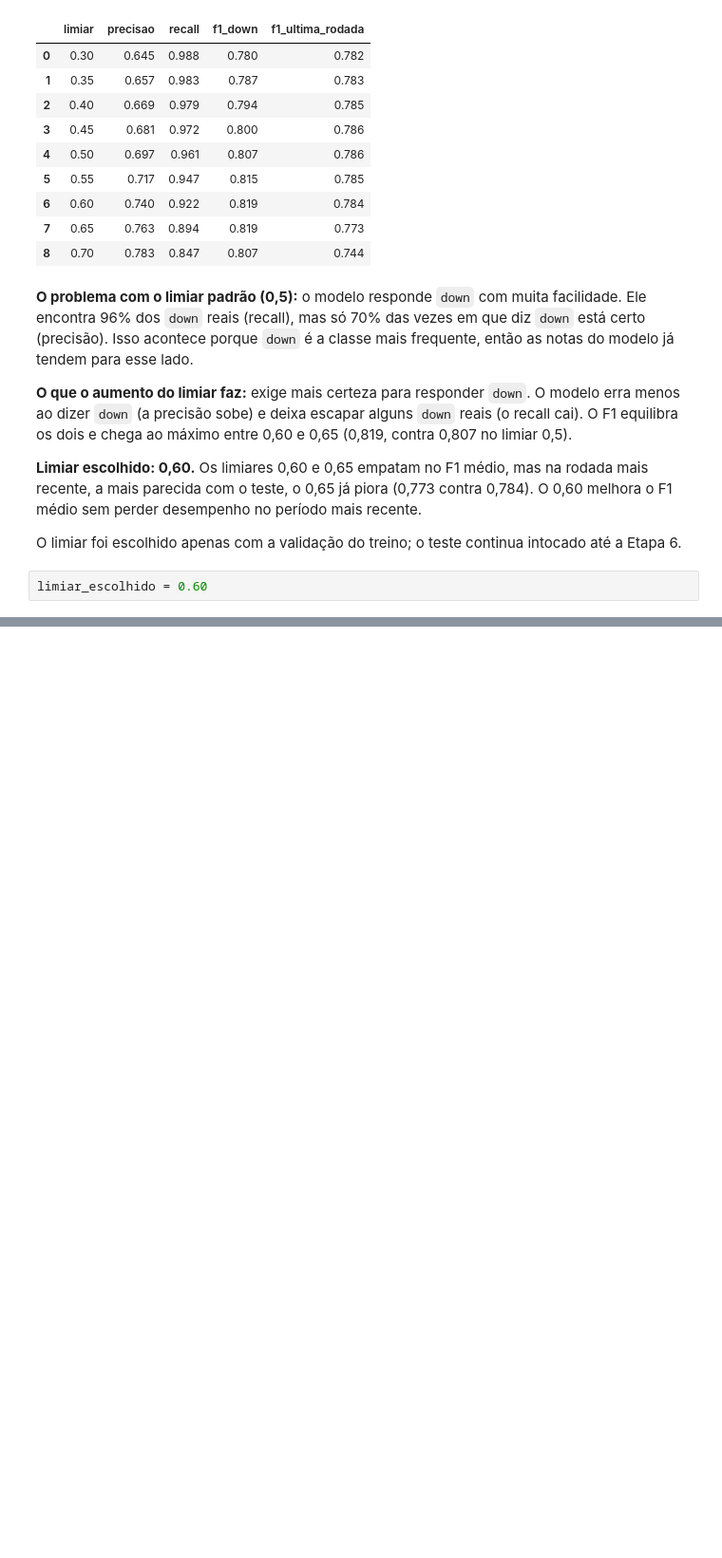
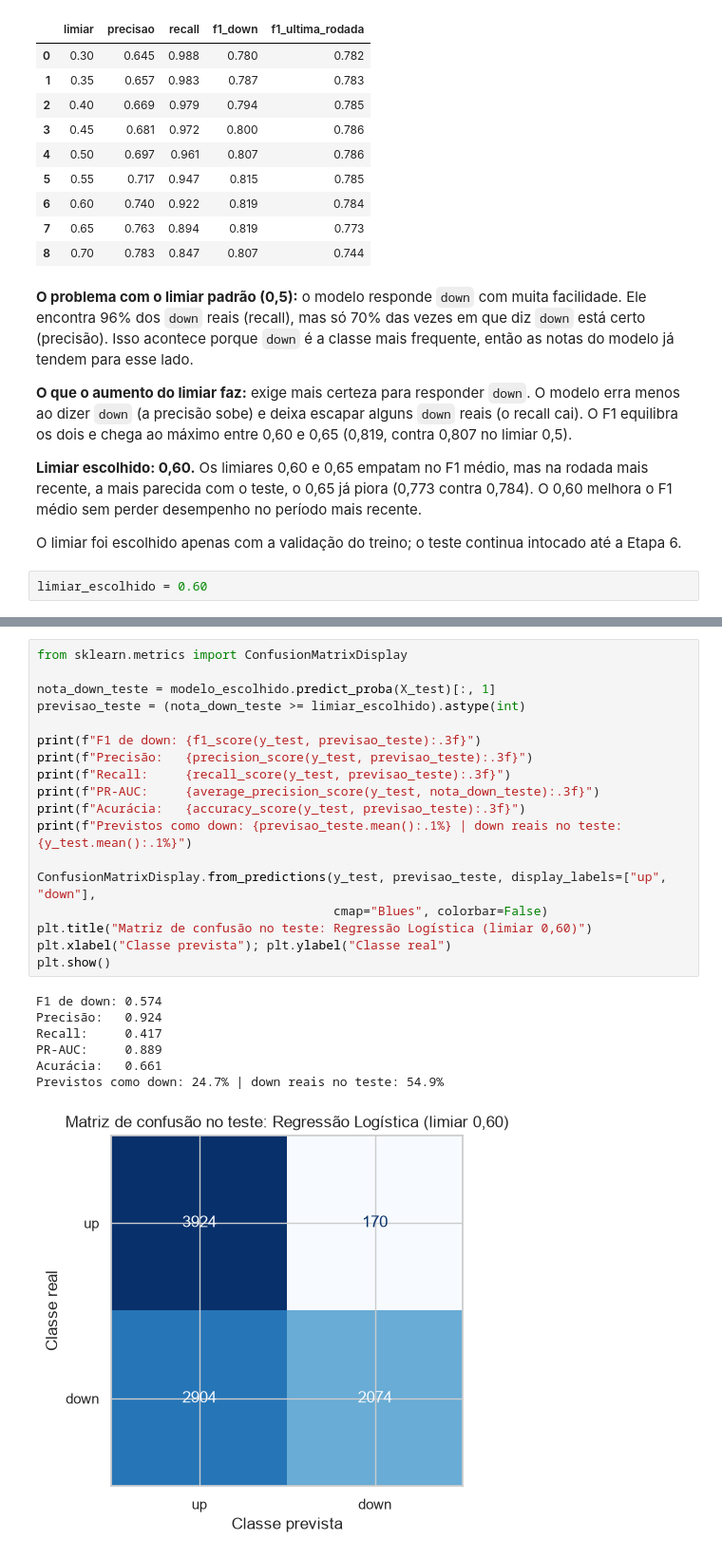
Before and after one commit to eshernandes/aprendizado-maquina-electricity, a Jupyter notebook: notebooks/electricity.ipynb, the cells around one changed output, grey strips where cells are left out. Shown at 95% size. Drawn from its saved outputs; the diff is of its cells as text; blank space fills up the shorter version.

Commit message:
etapa 6: avaliação no teste e diagnóstico da mudança de preço

```diff
--- a/notebooks/electricity.ipynb
+++ b/notebooks/electricity.ipynb
@@ -953,0 +997,26 @@ limiar_escolhido = 0.60
+# %%
+from sklearn.metrics import ConfusionMatrixDisplay
+
+nota_down_teste = modelo_escolhido.predict_proba(X_test)[:, 1]
+previsao_teste = (nota_down_teste >= limiar_escolhido).astype(int)
+
+print(f"F1 de down: {f1_score(y_test, previsao_teste):.3f}")
+print(f"Precisão:   {precision_score(y_test, previsao_teste):.3f}")
+print(f"Recall:     {recall_score(y_test, previsao_teste):.3f}")
+print(f"PR-AUC:     {average_precision_score(y_test, nota_down_teste):.3f}")
+print(f"Acurácia:   {accuracy_score(y_test, previsao_teste):.3f}")
+print(f"Previstos como down: {previsao_teste.mean():.1%} | down reais no teste: {y_test.mean():.1%}")
+
+ConfusionMatrixDisplay.from_predictions(y_test, previsao_teste, display_labels=["up", "down"],
+                                        cmap="Blues", colorbar=False)
+plt.title("Matriz de confusão no teste: Regressão Logística (limiar 0,60)")
+plt.xlabel("Classe prevista"); plt.ylabel("Classe real")
+plt.show()
+# %% [output]
+F1 de down: 0.574
+Precisão:   0.924
+Recall:     0.417
+PR-AUC:     0.889
+Acurácia:   0.661
+Previstos como down: 24.7% | down reais no teste: 54.9%
+[figure, added]
```
Also changed, not shown: parts of 6 cells of this notebook.
